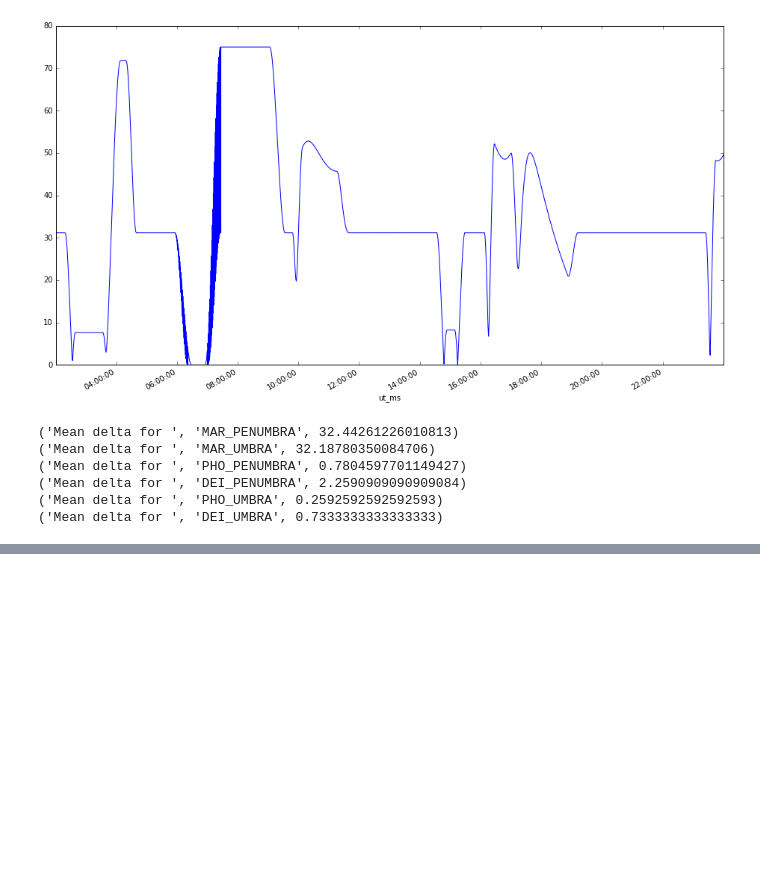
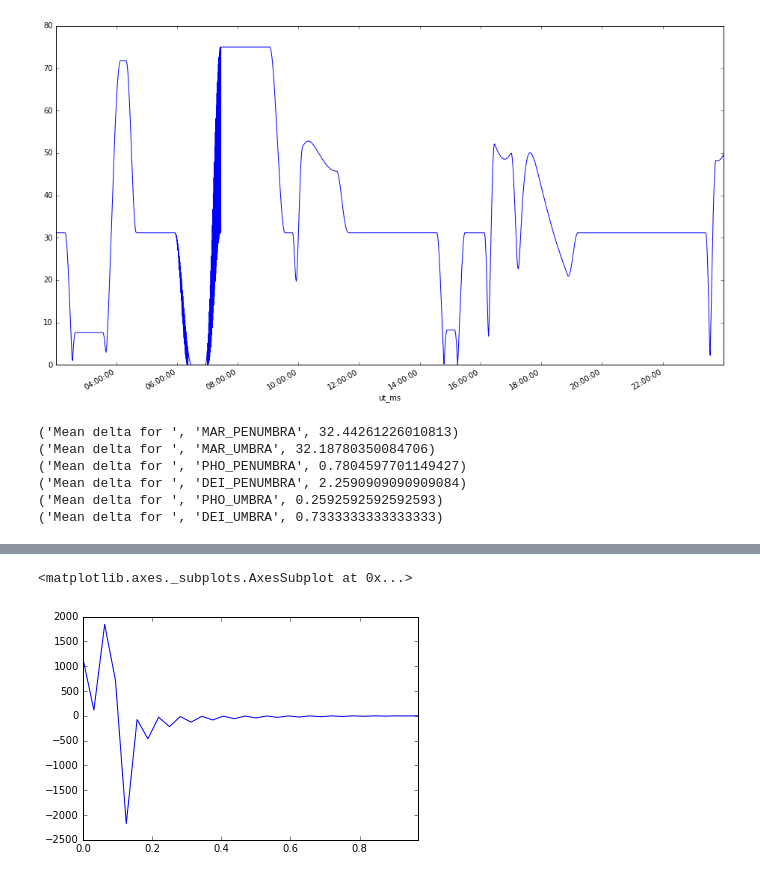
Before and after one commit to ktrnka/mars-express, a Jupyter notebook: src/data exploration.ipynb, the cells around one changed output, grey strips where cells are left out. Drawn from its saved outputs; the diff is of its cells as text; code cells hidden in the pictures; blank space fills up the shorter version.

```diff
--- a/src/data exploration.ipynb
+++ b/src/data exploration.ipynb
@@ -200,0 +237,14 @@ for event_name in event_counts.index[event_counts.index.str.contains("START")]:
+# %%
+import math
+x = numpy.asarray(range(500))
+y = 50 * numpy.sin((x + 2) * math.pi) + 100 * numpy.sin(x / math.pi)
+
+# pandas.Series(y).plot()
+
+fft_array = scipy.fftpack.dct(y, n=32)
+fft_series = pandas.Series(fft_array, index=numpy.asarray(range(len(fft_array))) / (32.))
+# fft_series. fft_series.index / 32
+fft_series.plot()
+# %% [output]
+<matplotlib.axes._subplots.AxesSubplot at 0x...>
+[figure, added]
```
Also changed, not shown: parts of 4 cells of this notebook, 3 other files.
